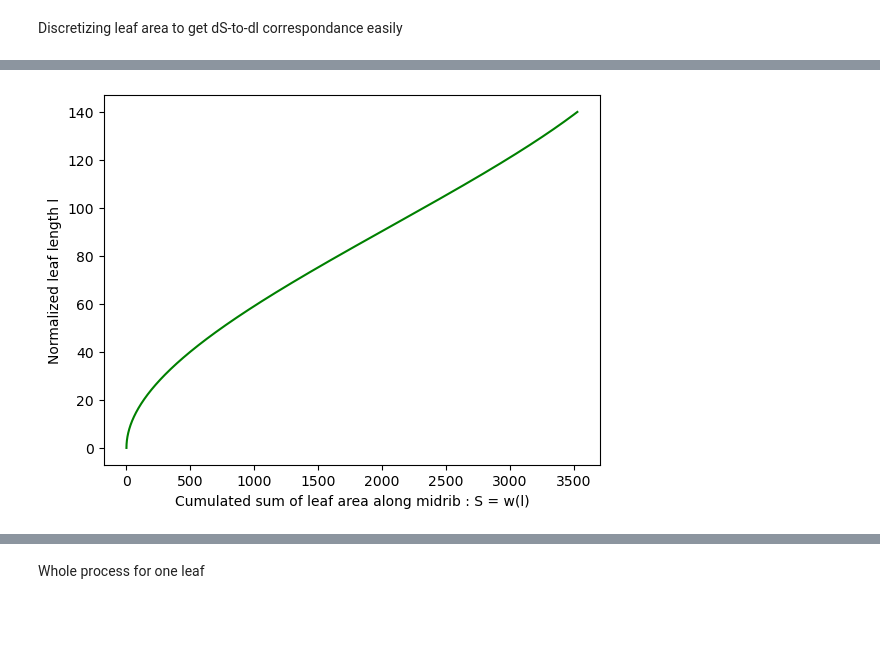
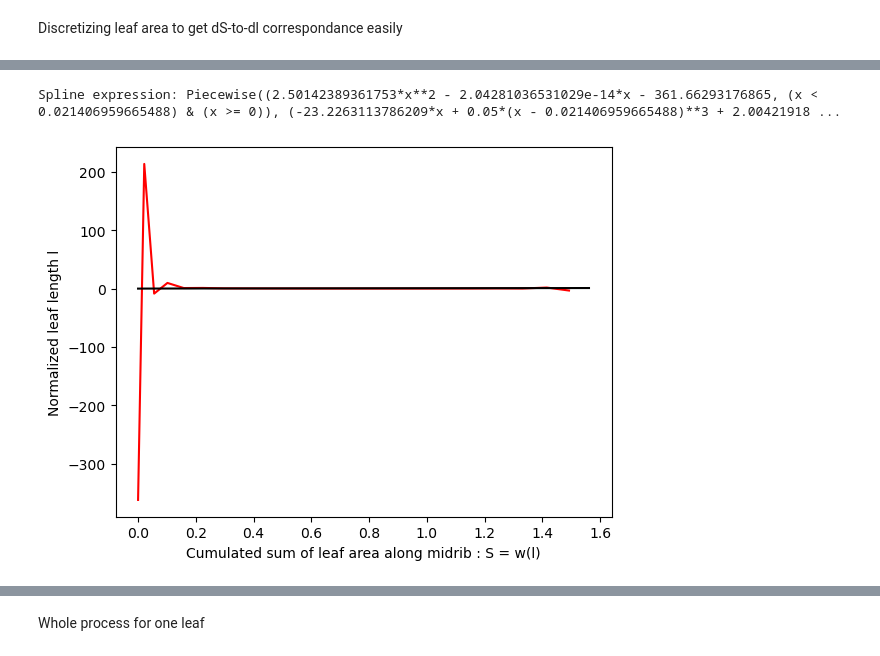
Before and after one commit to orianebro/PhD_Oriane, a Jupyter notebook: algo_leaf_growth.ipynb, the cells around one changed output, grey strips where cells are left out. Drawn from its saved outputs; the diff is of its cells as text; code cells hidden in the pictures; blank space fills up the shorter version.

```diff
--- a/algo_leaf_growth.ipynb
+++ b/algo_leaf_growth.ipynb
@@ -371,6 +371,6 @@ TypeError: Cannot convert expression to float
 # %%
-def leaf_area(l, L=1, wl=1):
-    return 3.03*l**2*wl - 1.53*l**3*wl/L
+def leaf_area(l, L=1, wl=1, alpha=-2.3):
+    return 2*l**2*wl*math.sqrt(-alpha) + 2*alpha*l**3*wl/(3*L)
 
 def d_leaf_area(l, dl, L=1, wl=1):
     return leaf_area(l+dl,L,wl) - leaf_area(l,L,wl)
@@ -386,14 +386,15 @@ Delta leaf area in l=[0.5,0.6] 0.0232884
 # %% [markdown]
 Discretizing leaf area to get dS-to-dl correspondance easily
 # %%
-L = 140
-wl = 0.12
-dl = 0.0001*L
-l_values = np.arange(0, L, dl)
+L = 1
+wl = 1
+dl = 0.05*L
+l_values = np.arange(0.0, L+dl, dl)
 
-ds_list = []
-for l in l_values:
+ds_list = [0.0]
+for l in l_values[1:]:
     ds_list.append(d_leaf_area(l,dl,L,wl))
+print(ds_list)
 print(np.sum(ds_list))
 
 fig, ax1 = plt.subplots()
@@ -417,10 +419,68 @@ plt.show()
 # %%
-plt.plot(np.cumsum(ds_list), l_values, color="g")
+from scipy.interpolate import BSpline, make_interp_spline
+
+ds_cumsum = np.cumsum(ds_list)
+
+# # Create a B-spline with degree k=2 (quadratic spline)
+# k = 3  # Degree of the spline
+# bspline = make_interp_spline(ds_cumsum, l_values, k=k)
+
+# # # Evaluate spline and approximate expressions
+# # l_new = bspline(ds_cumsum)
+
+# # Extract knots, coefficients, and degree
+# knots = bspline.t  # Knot vector
+# coefficients = bspline.c  # Spline coefficients
+# degree = bspline.k  # Degree of the spline
+
+# # Define symbolic variable
+# x = symbols('x')
+
+# # Generate the B-spline piecewise expression
+# piecewise_expr = []
+# for i in range(len(coefficients) - degree - 1):
+#     # Get the polynomial coefficients for the current interval
+#     basis_poly = BSpline.basis_element(knots[i:i+degree+2])
+#     piece_expr = sum(c * (x - knots[i])**j for j, c in enumerate(basis_poly.c))
+#     condition = (x >= knots[i]) & (x < knots[i + 1])
+#     piecewise_expr.append((piece_expr, condition))
+
+# # Combine into a symbolic piecewise expression
+# b_spline_expr = Piecewise(*piecewise_expr)
+# print("B-Spline Expression:", b_spline_expr)
+
+
+
+cs_ds = CubicSpline(ds_cumsum, l_values, bc_type="natural")
+l_interp = cs_ds(ds_cumsum)
+
+# Define symbolic variable
+x = symbols('x')
+piecewise_expr = []
+
+for i in range(len(ds_cumsum) - 1):
+    # Coefficients for the interval [x_points[i], x_points[i+1]]
+    c0, c1, c2, c3 = cs_ds.c[:, i]
+    xi = ds_cumsum[i]
+    poly = c0 + c1 * (x - xi) + c2 * (x - xi)**2 + c3 * (x - xi)**3
+    piecewise_expr.append((poly, (x >= xi) & (x < ds_cumsum[i + 1])))
+
+# Combine into a single Piecewise expression
+spline_expr = Piecewise(*piecewise_expr)
+print("Spline expression:", spline_expr)
+
+plt.plot(ds_cumsum, [spline_expr.subs(x, ds) for ds in ds_cumsum], color="red")
+
+# plt.scatter(ds_cumsum, l_values, color="g")
+# plt.plot(ds_cumsum, basis_poly, color="black")
+plt.plot(ds_cumsum, l_interp, color="black")
+# plt.plot(ds_cumsum, poly, color="black")
 plt.xlabel("Cumulated sum of leaf area along midrib : S = w(l)")
 plt.ylabel("Normalized leaf length l")
 plt.show()
 # %% [output]
+Spline expression: Piecewise((2.50142389361753*x**2 - 2.04281036531029e-14*x - 361.66293176865, (x < 0.021406959665488) & (x >= 0)), (-23.2263113786209*x + 0.05*(x - 0.021406959665488)**3 + 2.00421918 ...
-[figure, old version]
+[figure, new version]
 # %%
 corres_dl_dS = {}
 for i,dl in enumerate(l_values):
```
Also changed, not shown: parts of 10 cells of this notebook, 5 other files.
